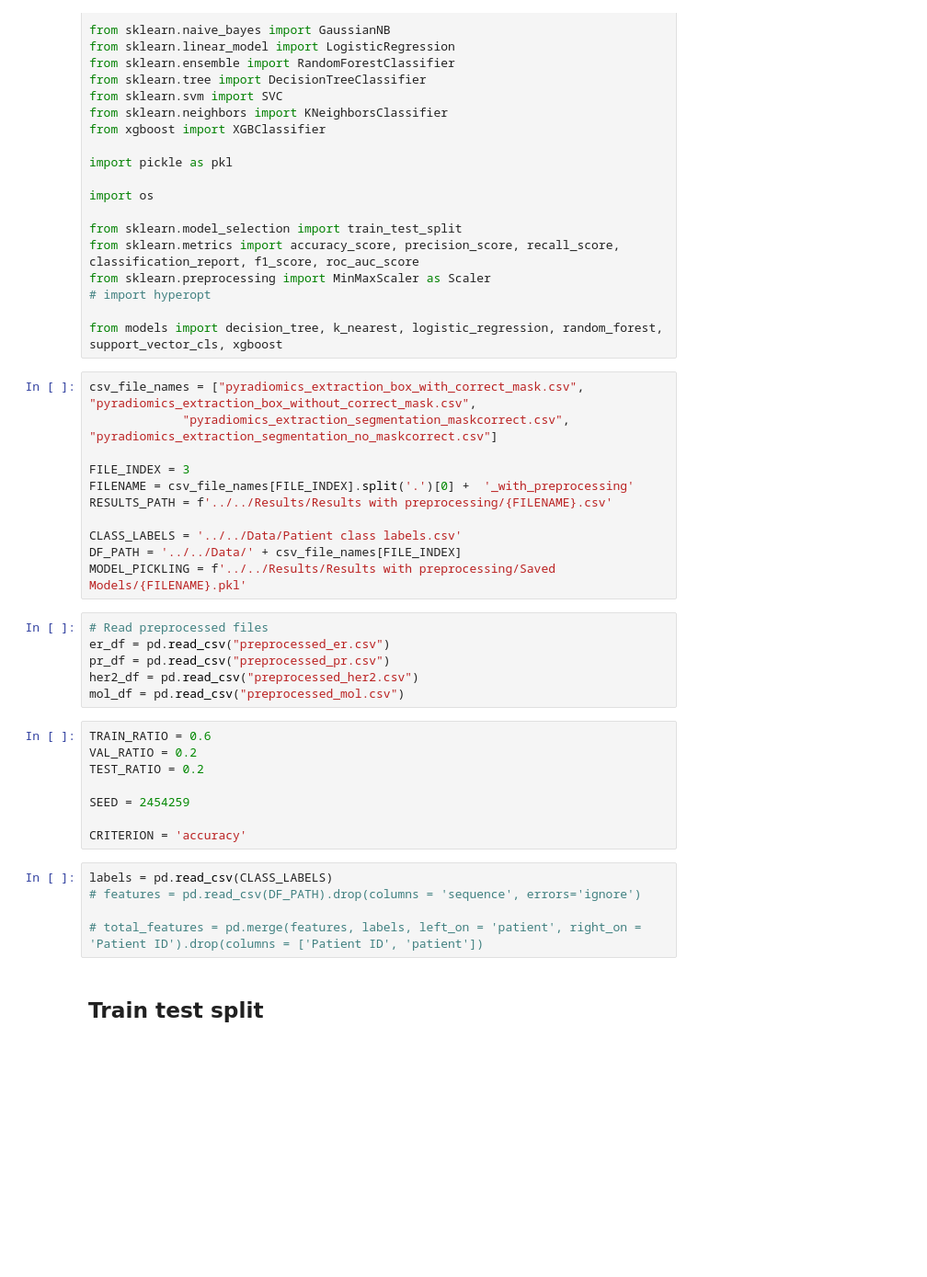
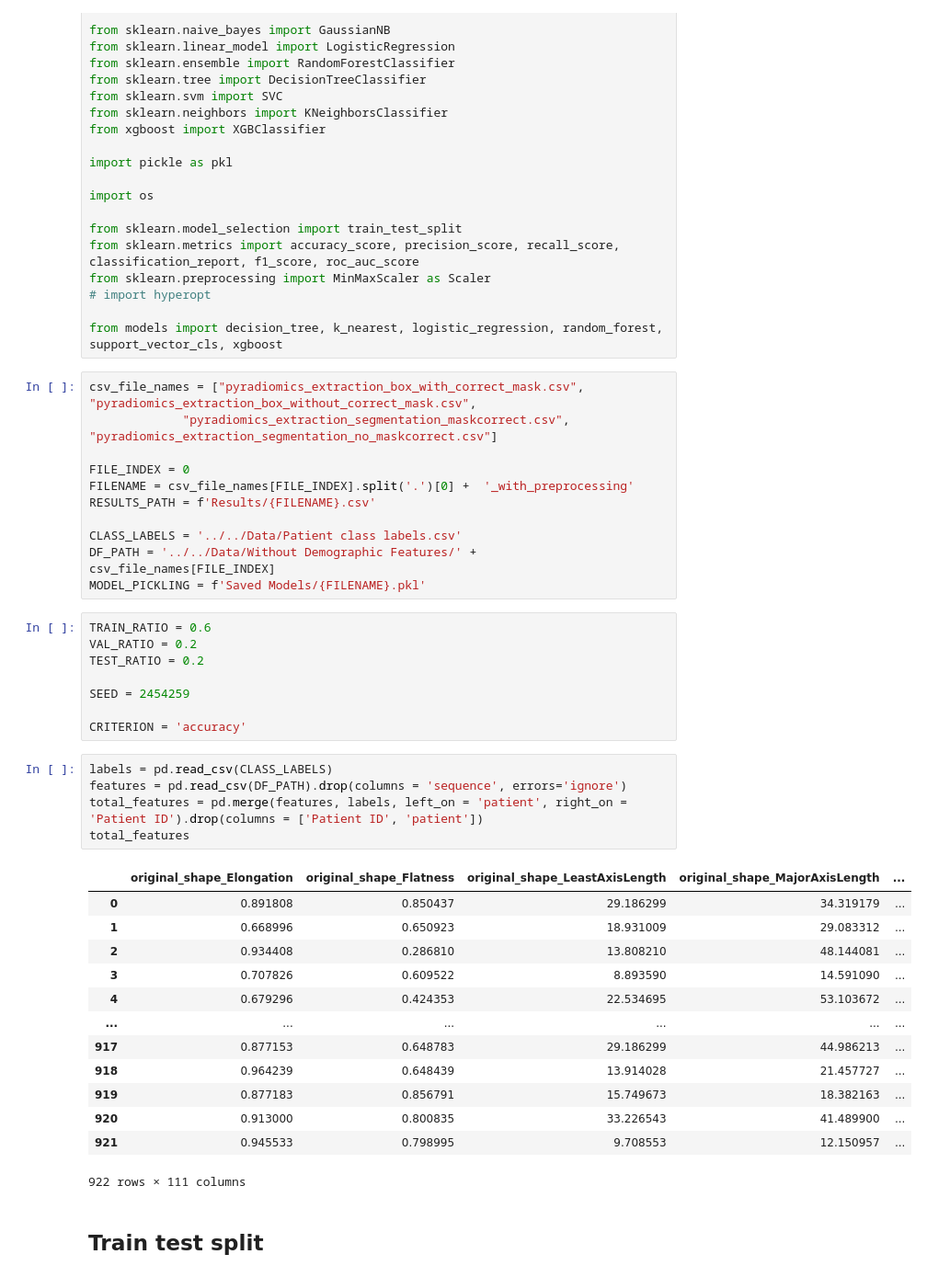
Before and after one commit to breast-cancer-detection-with-mri-images/Breast-Cancer-Subtype-from-MRI, a Jupyter notebook: 4.1. ML Modelling/ML Models Preprocessing/Unified Script with Preprocessing and Tuning.ipynb, the cells around one changed output. Shown at 92% size. Cells and saved outputs as stored; diff of their text form; blank space fills up the shorter version.

```diff
--- a/4.1. ML Modelling/ML Models Preprocessing/Unified Script with Preprocessing and Tuning.ipynb
+++ b/4.1. ML Modelling/ML Models Preprocessing/Unified Script with Preprocessing and Tuning.ipynb
@@ -58,19 +49,13 @@ from models import decision_tree, k_nearest, logistic_regression, random_forest,
 csv_file_names = ["pyradiomics_extraction_box_with_correct_mask.csv", "pyradiomics_extraction_box_without_correct_mask.csv",
              "pyradiomics_extraction_segmentation_maskcorrect.csv", "pyradiomics_extraction_segmentation_no_maskcorrect.csv"]
 
-FILE_INDEX = 3
+FILE_INDEX = 0
 FILENAME = csv_file_names[FILE_INDEX].split('.')[0] +  '_with_preprocessing'
-RESULTS_PATH = f'../../Results/Results with preprocessing/{FILENAME}.csv'
+RESULTS_PATH = f'Results/{FILENAME}.csv'
 
 CLASS_LABELS = '../../Data/Patient class labels.csv'
-DF_PATH = '../../Data/' + csv_file_names[FILE_INDEX]
-MODEL_PICKLING = f'../../Results/Results with preprocessing/Saved Models/{FILENAME}.pkl'
+DF_PATH = '../../Data/Without Demographic Features/' + csv_file_names[FILE_INDEX]
+MODEL_PICKLING = f'Saved Models/{FILENAME}.pkl'
-# %%
-# Read preprocessed files
-er_df = pd.read_csv("preprocessed_er.csv")
-pr_df = pd.read_csv("preprocessed_pr.csv")
-her2_df = pd.read_csv("preprocessed_her2.csv")
-mol_df = pd.read_csv("preprocessed_mol.csv")
 # %%
 TRAIN_RATIO = 0.6
 VAL_RATIO = 0.2
@@ -81,9 +66,23 @@ SEED = 2454259
 CRITERION = 'accuracy'
 # %%
 labels = pd.read_csv(CLASS_LABELS)
-# features = pd.read_csv(DF_PATH).drop(columns = 'sequence', errors='ignore')
-
-# total_features = pd.merge(features, labels, left_on = 'patient', right_on = 'Patient ID').drop(columns = ['Patient ID', 'patient'])
+features = pd.read_csv(DF_PATH).drop(columns = 'sequence', errors='ignore')
+total_features = pd.merge(features, labels, left_on = 'patient', right_on = 'Patient ID').drop(columns = ['Patient ID', 'patient'])
+total_features
+# %% [output]
+|  | original_shape_Elongation | original_shape_Flatness | original_shape_LeastAxisLength | original_shape_MajorAxisLength | ... |
+| 0 | 0.891808 | 0.850437 | 29.186299 | 34.319179 | ... |
+| 1 | 0.668996 | 0.650923 | 18.931009 | 29.083312 | ... |
+| 2 | 0.934408 | 0.286810 | 13.808210 | 48.144081 | ... |
+| 3 | 0.707826 | 0.609522 | 8.893590 | 14.591090 | ... |
+| 4 | 0.679296 | 0.424353 | 22.534695 | 53.103672 | ... |
+| ... | ... | ... | ... | ... | ... |
+| 917 | 0.877153 | 0.648783 | 29.186299 | 44.986213 | ... |
+| 918 | 0.964239 | 0.648439 | 13.914028 | 21.457727 | ... |
+| 919 | 0.877183 | 0.856791 | 15.749673 | 18.382163 | ... |
+| 920 | 0.913000 | 0.800835 | 33.226543 | 41.489900 | ... |
+| 921 | 0.945533 | 0.798995 | 9.708553 | 12.150957 | ... |
+922 rows × 111 columns
 # %% [markdown]
 ## Train test split
 # %%
```
Also changed, not shown: parts of 13 cells of this notebook, 10 other files.
